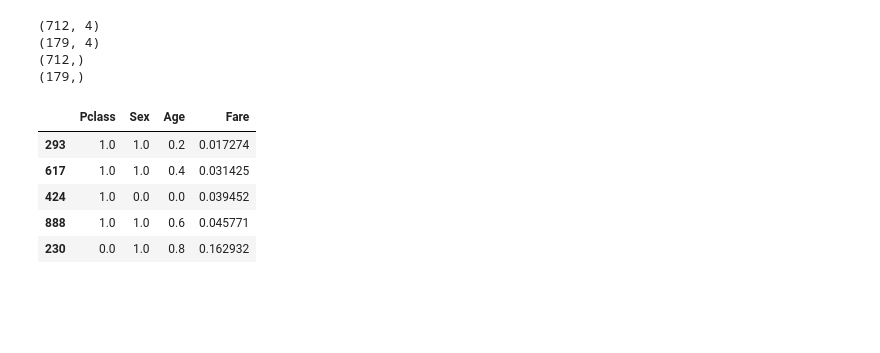
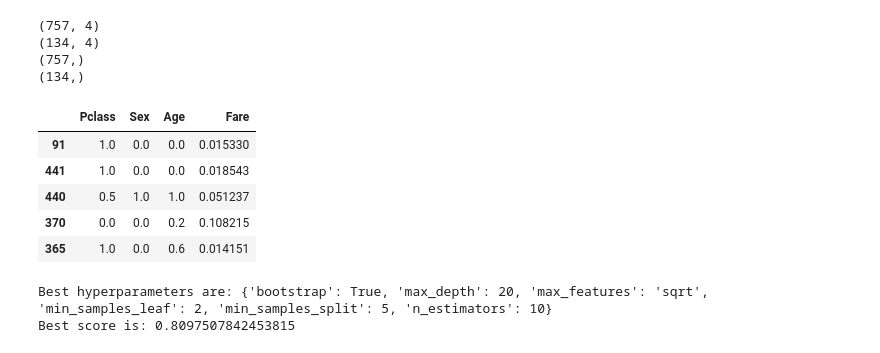
Before and after one commit to Akseluhr/ID2223-Scalable-ML, a Jupyter notebook: lab1/titanic/model.ipynb, the cells around one changed output. Saved outputs shown, nothing was run; the diff lists cells and outputs as text; code cells hidden in the pictures; blank space fills up the shorter version.

Commit message:
Hyper param for model

```diff
--- a/lab1/titanic/model.ipynb
+++ b/lab1/titanic/model.ipynb
@@ -118,40 +129,79 @@ dtype: object
 # %%
 # Split the data into train and test. Then we perform normalization.
 
 # Keeping and dropping label. We save it later for seeing how well the model predicted
 labels = titanic_df['Survived']
 titanic_df = titanic_df.drop('Survived', axis=1)  # Dropping label to normalize
 
 # Split dataset into train and test
-X_train, X_test, y_train, y_test = train_test_split(titanic_df, labels, test_size=0.2, random_state=32)
+X_train, X_test, y_train, y_test = train_test_split(titanic_df, labels, test_size=0.15, random_state=32)
 
 print(X_train.shape)# Training data
 print(X_test.shape) # Test set
 print(y_train.shape) # labels for training data
 print(y_test.shape) # labels for test set
 
 
 # Normalize the data so that the model converges faster
 # convergence = a state when the loss is around the final value
 
 # Normalizing using MinMaxScaler
 # transforms numeric values to a given range. Default = 0,1 which we use
 scaler = MinMaxScaler()
 scaled_train = scaler.fit_transform(X_train)
 scaled_test = scaler.transform(X_test)
 
 scaled_train = pd.DataFrame(scaled_train, columns=X_train.columns, index=X_train.index)
 display(scaled_train.head(5))
 
 # TODO: Train model, split data, make predictions, evaluate, hyperparam tuning (approx 1 h of work), write comments!
 # %% [output]
-(712, 4)
-(179, 4)
-(712,)
-(179,)
+(757, 4)
+(134, 4)
+(757,)
+(134,)
 |  | Pclass | Sex | Age | Fare |
-| 293 | 1.0 | 1.0 | 0.2 | 0.017274 |
-| 617 | 1.0 | 1.0 | 0.4 | 0.031425 |
-| 424 | 1.0 | 0.0 | 0.0 | 0.039452 |
-| 888 | 1.0 | 1.0 | 0.6 | 0.045771 |
-| 230 | 0.0 | 1.0 | 0.8 | 0.162932 |
+| 91 | 1.0 | 0.0 | 0.0 | 0.015330 |
+| 441 | 1.0 | 0.0 | 0.0 | 0.018543 |
+| 440 | 0.5 | 1.0 | 1.0 | 0.051237 |
+| 370 | 0.0 | 0.0 | 0.2 | 0.108215 |
+| 365 | 1.0 | 0.0 | 0.6 | 0.014151 |
+# %%
+from sklearn.ensemble import RandomForestClassifier
+from sklearn import metrics
+from sklearn.metrics import classification_report
+from sklearn.model_selection import GridSearchCV
+
+clf = RandomForestClassifier()
+
+# Random search
+grid_params = {'n_estimators': [10, 20, 50, 100], # Num of DTs in the forest. Default = 10
+               'max_features': ['auto', 'sqrt'], # Max features at each split
+               'max_depth': [10, 20, 50, None], # Depth of each DT in the forest. None = no limits and the trees grow as big as they need
+               'min_samples_split': [2, 5, 10, 15], # Minimum samples to perform a split
+               'min_samples_leaf': [1, 2, 4, 6], # Min num of samples at the leaf node of each tree
+               'bootstrap': [True, False]} # random
+
+grid = GridSearchCV(clf,param_grid=grid_params,scoring='accuracy') # x validation default = 5
+
+
+
+model_grid = grid.fit(X_train,y_train)
+
+
+print('Best hyperparameters are: '+str(model_grid.best_params_))
+print('Best score is: '+str(model_grid.best_score_))
+
+
+#Train the model using the training sets y_pred=clf.predict(X_test)
+#clf.fit(X_train, y_train)
+#y_pred = clf.predict(X_test)
+#print("   Accuracy: {}".format(metrics.accuracy_score(y_test, y_pred)))
+#print(classification_report(y_test,y_pred))
+
+#display(y_test)
+
+#print(y_pred)
+# %% [output]
+Best hyperparameters are: {'bootstrap': True, 'max_depth': 20, 'max_features': 'sqrt', 'min_samples_leaf': 2, 'min_samples_split': 5, 'n_estimators': 10}
+Best score is: 0.8097507842453815
```
Also changed, not shown: parts of 3 cells of this notebook.
